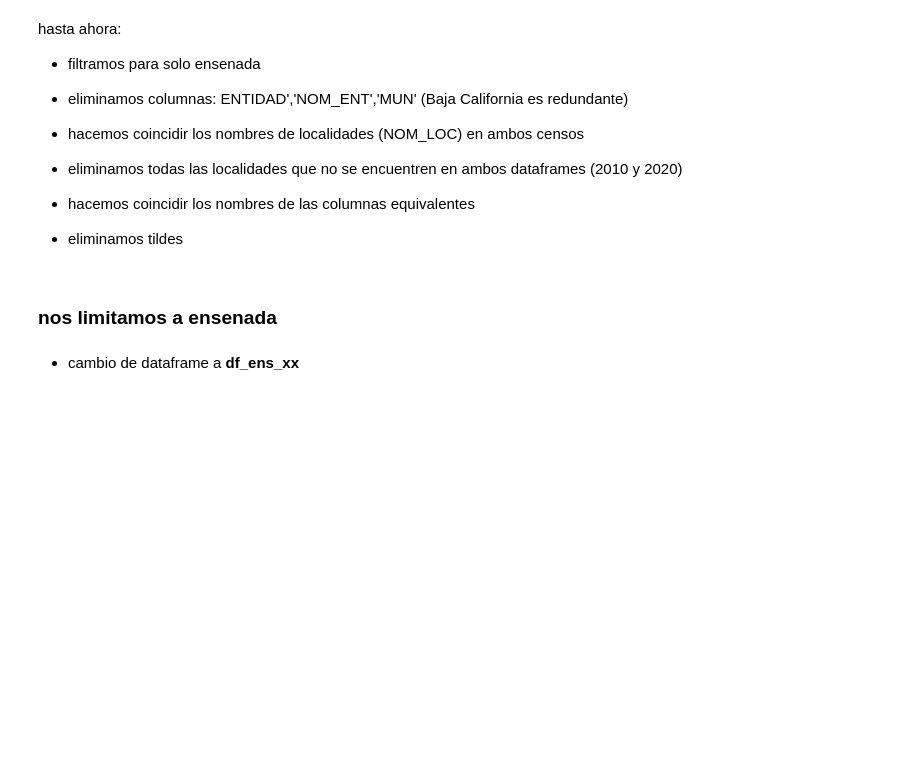
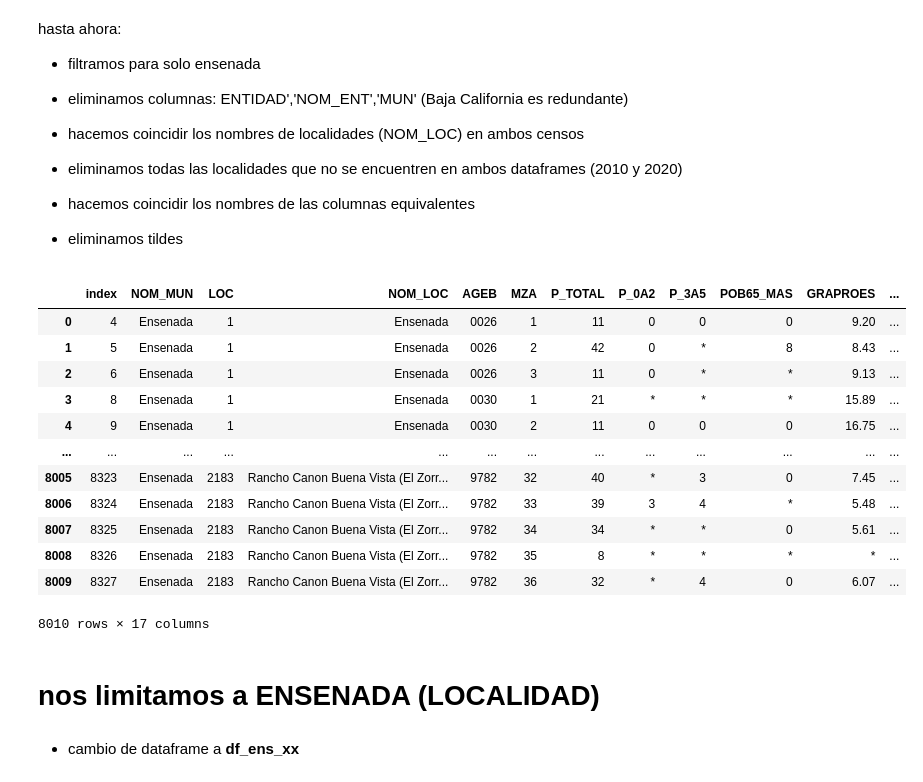
Before and after one commit to MaximilianoVM/AGEBS-Ensenada, a Jupyter notebook: untitled_MLR-2024-1/1_data_cleaning.ipynb, the cells around one changed output. Drawn from its saved outputs; the diff is of its cells as text; code cells hidden in the pictures; blank space fills up the shorter version.

```diff
--- a/untitled_MLR-2024-1/1_data_cleaning.ipynb
+++ b/untitled_MLR-2024-1/1_data_cleaning.ipynb
@@ -146,8 +185,24 @@ hasta ahora:
 * hacemos coincidir los nombres de las columnas equivalentes
 
 * eliminamos tildes
+# %%
+df_20
+# %% [output]
+|  | index | NOM_MUN | LOC | NOM_LOC | AGEB | MZA | P_TOTAL | P_0A2 | P_3A5 | POB65_MAS | GRAPROES | ... |
+| 0 | 4 | Ensenada | 1 | Ensenada | 0026 | 1 | 11 | 0 | 0 | 0 | 9.20 | ... |
+| 1 | 5 | Ensenada | 1 | Ensenada | 0026 | 2 | 42 | 0 | * | 8 | 8.43 | ... |
+| 2 | 6 | Ensenada | 1 | Ensenada | 0026 | 3 | 11 | 0 | * | * | 9.13 | ... |
+| 3 | 8 | Ensenada | 1 | Ensenada | 0030 | 1 | 21 | * | * | * | 15.89 | ... |
+| 4 | 9 | Ensenada | 1 | Ensenada | 0030 | 2 | 11 | 0 | 0 | 0 | 16.75 | ... |
+| ... | ... | ... | ... | ... | ... | ... | ... | ... | ... | ... | ... | ... |
+| 8005 | 8323 | Ensenada | 2183 | Rancho Canon Buena Vista (El Zorr... | 9782 | 32 | 40 | * | 3 | 0 | 7.45 | ... |
+| 8006 | 8324 | Ensenada | 2183 | Rancho Canon Buena Vista (El Zorr... | 9782 | 33 | 39 | 3 | 4 | * | 5.48 | ... |
+| 8007 | 8325 | Ensenada | 2183 | Rancho Canon Buena Vista (El Zorr... | 9782 | 34 | 34 | * | * | 0 | 5.61 | ... |
+| 8008 | 8326 | Ensenada | 2183 | Rancho Canon Buena Vista (El Zorr... | 9782 | 35 | 8 | * | * | * | * | ... |
+| 8009 | 8327 | Ensenada | 2183 | Rancho Canon Buena Vista (El Zorr... | 9782 | 36 | 32 | * | 4 | 0 | 6.07 | ... |
+8010 rows × 17 columns
 # %% [markdown]
-<h3>nos limitamos a ensenada</h3>
+# nos limitamos a ENSENADA (LOCALIDAD)
 # %% [markdown]
 * cambio de dataframe a <b>df_ens_xx
 # %%
```
Also changed, not shown: parts of 36 cells of this notebook, 9 other files.
